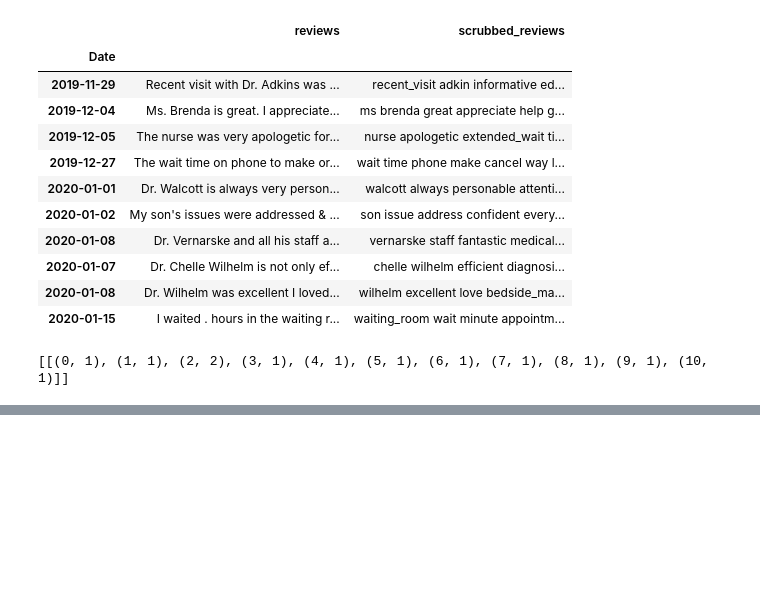
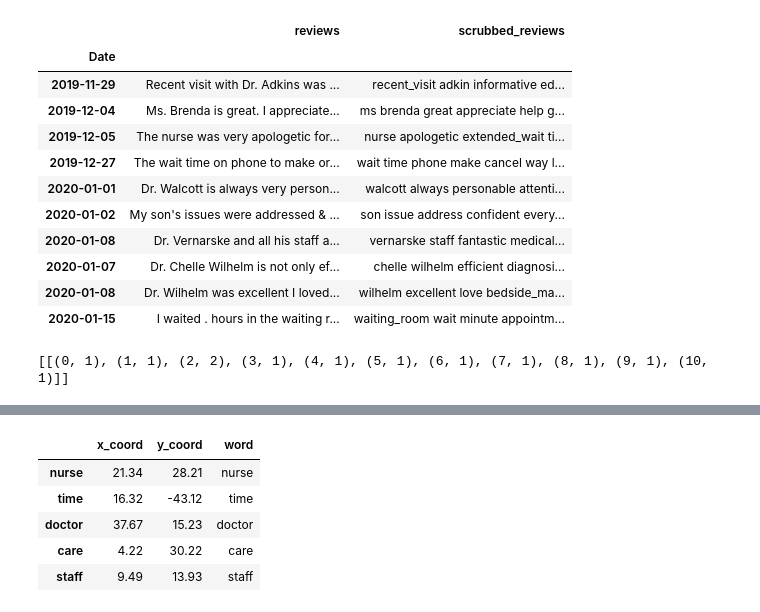
Before and after one commit to sam-cannon/Customer-NLP-Analysis, a Jupyter notebook: (2) Review_Analysis.ipynb, the cells around one changed output, grey strips where cells are left out. Drawn from its saved outputs; the diff is of its cells as text; code cells hidden in the pictures; blank space fills up the shorter version.

```diff
--- a/(2) Review_Analysis.ipynb
+++ b/(2) Review_Analysis.ipynb
@@ -308,0 +435,8 @@ topic
+# %%
+#reducing the dimensionality of the data to two columns for visualization using tsne
+tsne = TSNE()
+tsne_vectors = tsne.fit_transform(word_vectors.values)
+
+tsne_vectors = pd.DataFrame(tsne_vectors,
+                            index=pd.Index(word_vectors.index),
+                            columns=[u'x_coord', u'y_coord'])
@@ -308,0 +452,12 @@ topic
+# %%
+#creating column for words
+tsne_vectors[u'word'] = tsne_vectors.index
+# %%
+tsne_vectors.head()
+# %% [output]
+|  | x_coord | y_coord | word |
+| nurse | 21.34 | 28.21 | nurse |
+| time | 16.32 | -43.12 | time |
+| doctor | 37.67 | 15.23 | doctor |
+| care | 4.22 | 30.22 | care |
+| staff | 9.49 | 13.93 | staff |
```
Also changed, not shown: parts of 15 cells of this notebook.
